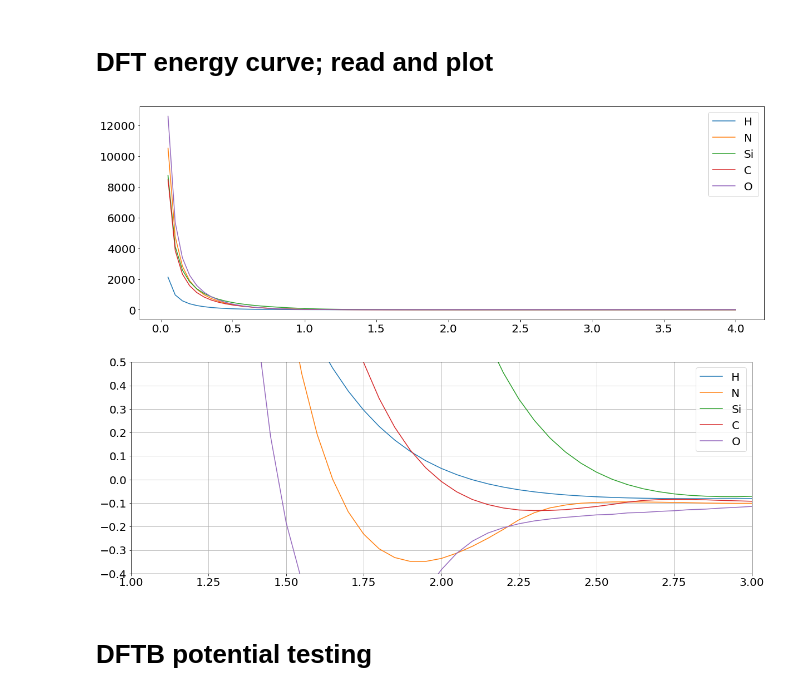
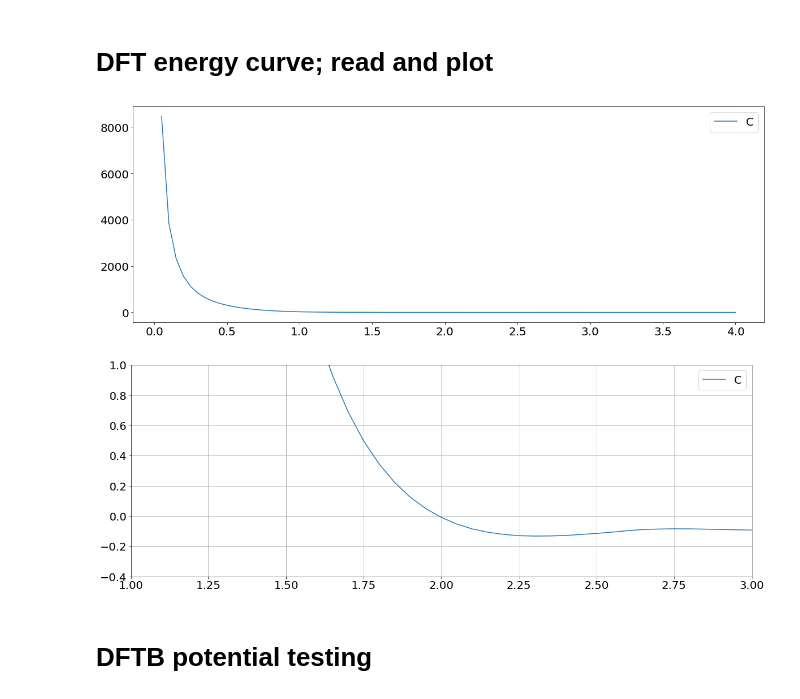
Before and after one commit to chengeaa/researchscripts, a Jupyter notebook: Repulsive potential fitting.ipynb, the cells around one changed output. Saved outputs shown, nothing was run; the diff lists cells and outputs as text; code cells hidden in the pictures.

```diff
--- a/Repulsive potential fitting.ipynb
+++ b/Repulsive potential fitting.ipynb
@@ -99,22 +99,22 @@ heavy_bomb = vasp.read_vasp("reference_files/CONTCAR_heavy_bombard")
 # %% [markdown]
 # DFT energy curve; read and plot
 # %%
-elems = ["H", "N", "Si", "C", "O"]
+elems = ["C"]
 lowerlim, upperlim = 0, 4
 dftEnergies = [pd.read_csv("../%senergies" % (i), header = None) for i in elems]
 dftEnergies = pd.concat(dftEnergies, axis=1)
 dftEnergies.columns = elems
 dftEnergies.index = 80 - np.array(dftEnergies.index)
 dftEnergies.index /= 20
 
 dftEnergies = dftEnergies.sort_index()
 dftEnergies = dftEnergies[np.bitwise_and(dftEnergies.index >= lowerlim, dftEnergies.index <= upperlim)]
 dftEnergies.head()
 dftEnergies.plot();
-p = dftEnergies.plot(xlim = (1, 3), ylim = (-0.4, 0.5),grid = True);
+p = dftEnergies.plot(xlim = (1, 3), ylim = (-0.4, 1),grid = True);
 # %% [output]
-[figure, old version]
+[figure, new version]
-[figure, old version]
+[figure, new version]
 # %% [markdown]
 # DFTB potential testing
 # %%
```
Also changed, not shown: parts of 11 cells of this notebook, 10 other files.
